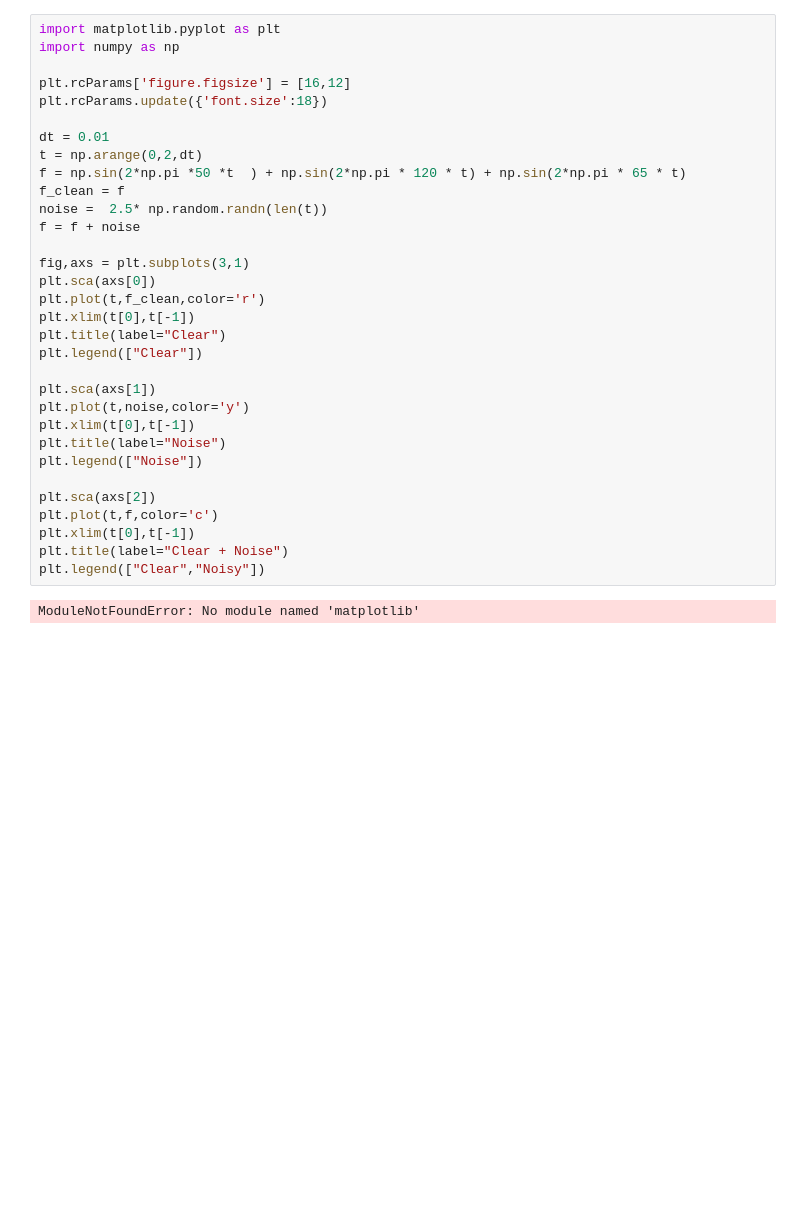
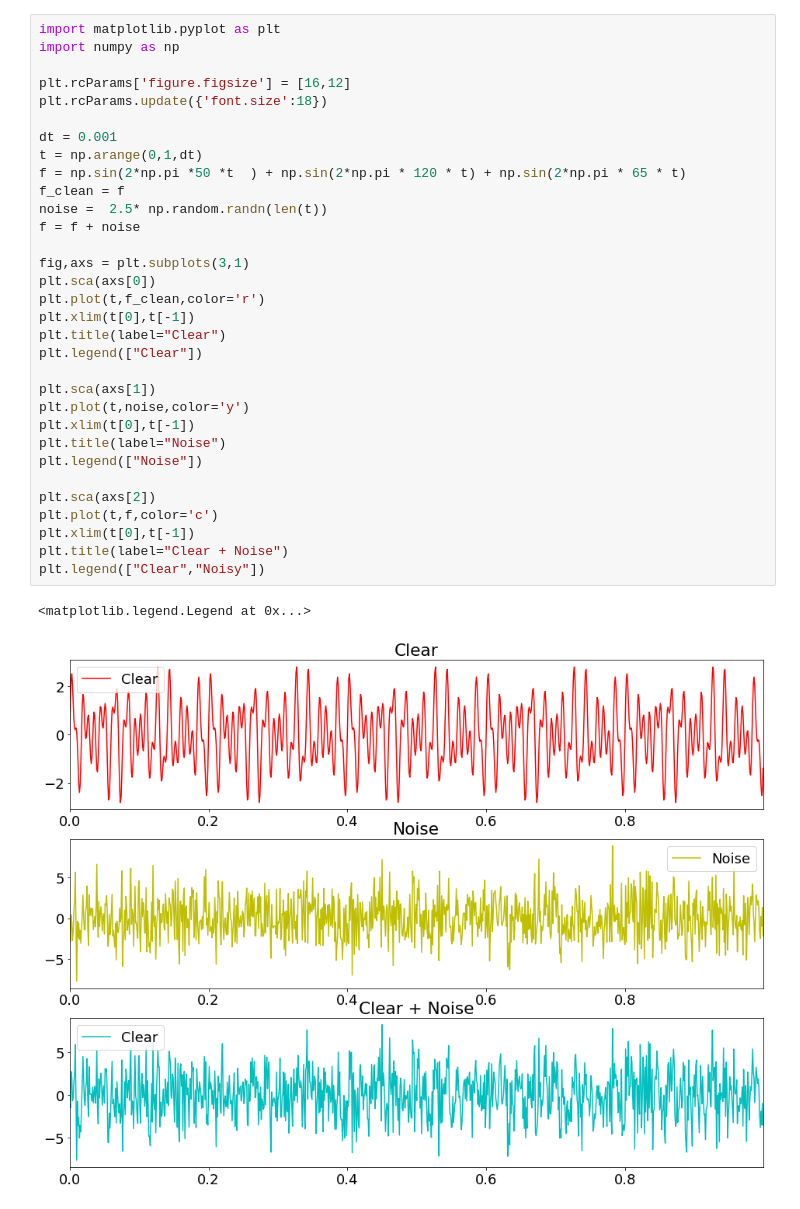
Before and after one commit to CenaAshoori/Signal-Processing, a Jupyter notebook: Audio FFT/FFT.ipynb, the cells around one changed output. Drawn from its saved outputs; the diff is of its cells as text; blank space fills up the shorter version.

```diff
--- a/Audio FFT/FFT.ipynb
+++ b/Audio FFT/FFT.ipynb
@@ -8,36 +2,37 @@ operable program or batch file.
 import matplotlib.pyplot as plt
 import numpy as np
 
 plt.rcParams['figure.figsize'] = [16,12]
 plt.rcParams.update({'font.size':18})
 
-dt = 0.01
-t = np.arange(0,2,dt)
+dt = 0.001
+t = np.arange(0,1,dt)
 f = np.sin(2*np.pi *50 *t  ) + np.sin(2*np.pi * 120 * t) + np.sin(2*np.pi * 65 * t)
 f_clean = f
 noise =  2.5* np.random.randn(len(t))
 f = f + noise
 
 fig,axs = plt.subplots(3,1)
 plt.sca(axs[0])
 plt.plot(t,f_clean,color='r')
 plt.xlim(t[0],t[-1])
 plt.title(label="Clear")
 plt.legend(["Clear"])
 
 plt.sca(axs[1])
 plt.plot(t,noise,color='y')
 plt.xlim(t[0],t[-1])
 plt.title(label="Noise")
 plt.legend(["Noise"])
 
 plt.sca(axs[2])
 plt.plot(t,f,color='c')
 plt.xlim(t[0],t[-1])
 plt.title(label="Clear + Noise")
 plt.legend(["Clear","Noisy"])
 # %% [output]
-ModuleNotFoundError: No module named 'matplotlib'
+<matplotlib.legend.Legend at 0x...>
+[figure, added]
 # %%
 n = len(t)
 fhat = np.fft.fft(f,n)
```
Also changed, not shown: parts of 4 cells of this notebook, 1 other file.
